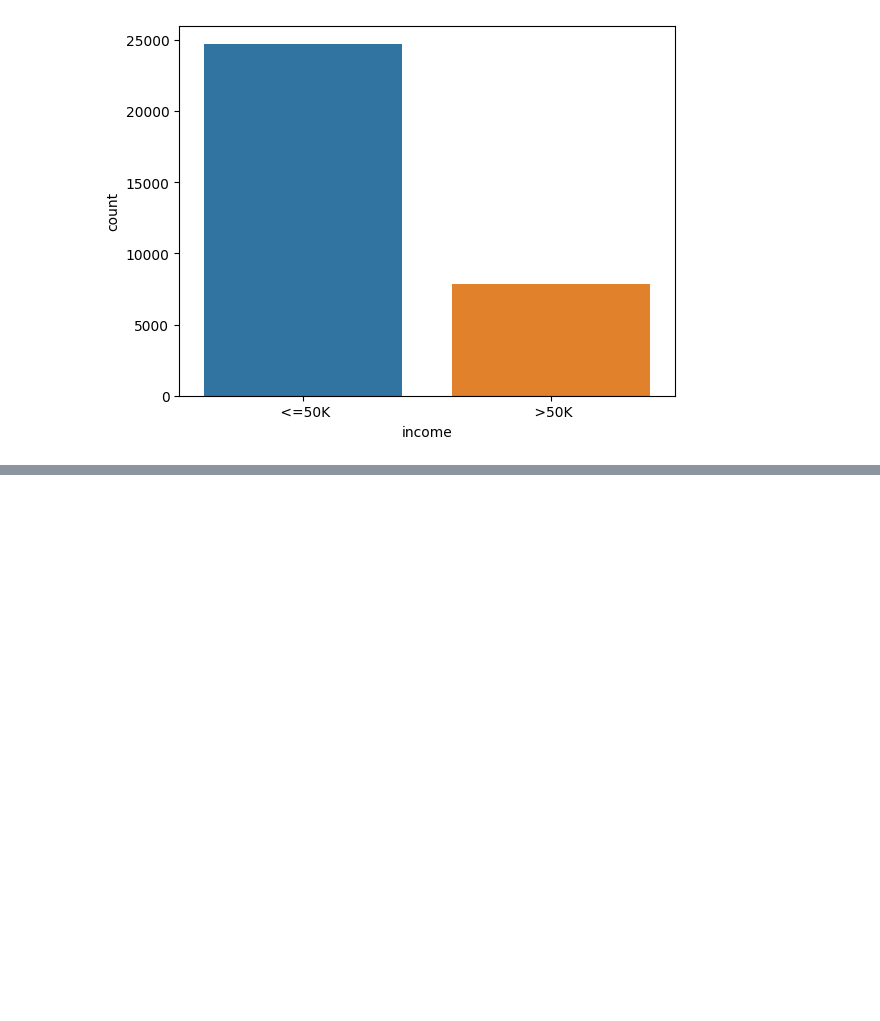
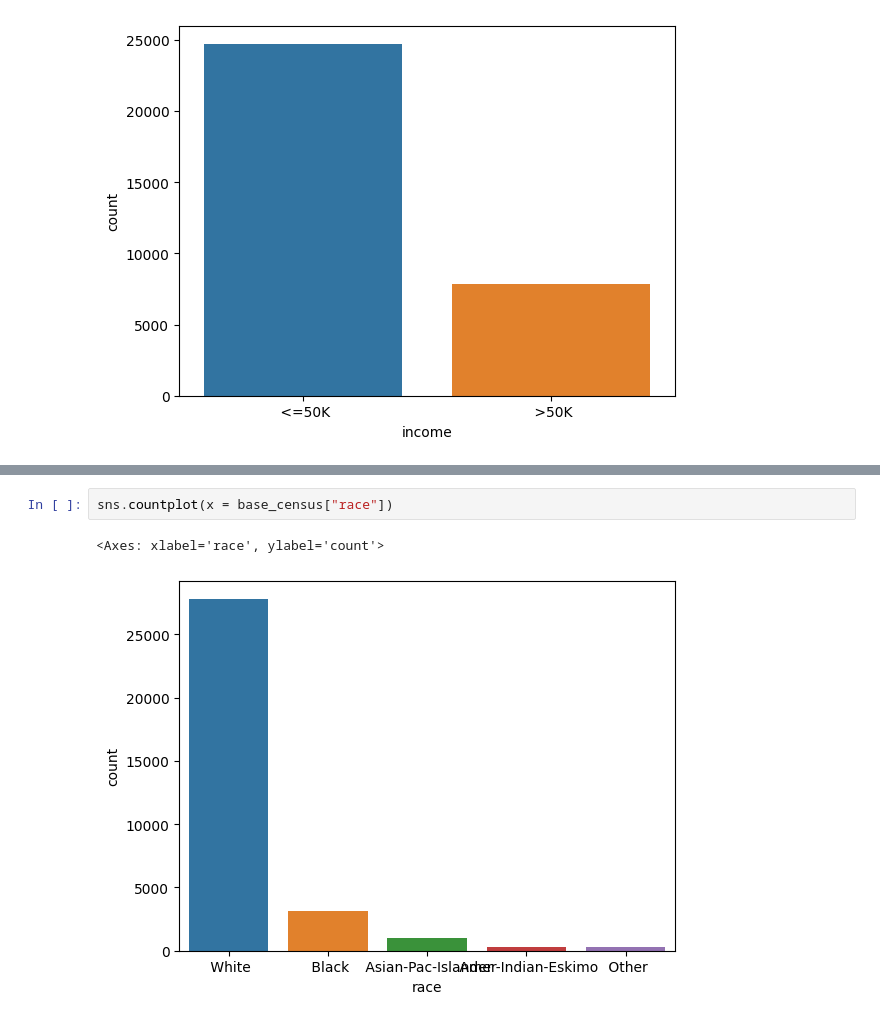
Before and after one commit to Tiago-Lima/CreditRiskStudy, a Jupyter notebook: CreditRisk.ipynb, the cells around one changed output, grey strips where cells are left out. Drawn from its saved outputs; the diff is of its cells as text; blank space fills up the shorter version.

```diff
--- a/CreditRisk.ipynb
+++ b/CreditRisk.ipynb
@@ -306,0 +312,5 @@ sns.countplot(x = base_census["income"])
+# %%
+sns.countplot(x = base_census["race"])
+# %% [output]
+<Axes: xlabel='race', ylabel='count'>
+[figure, added]
```
Also changed, not shown: parts of 30 cells of this notebook.
